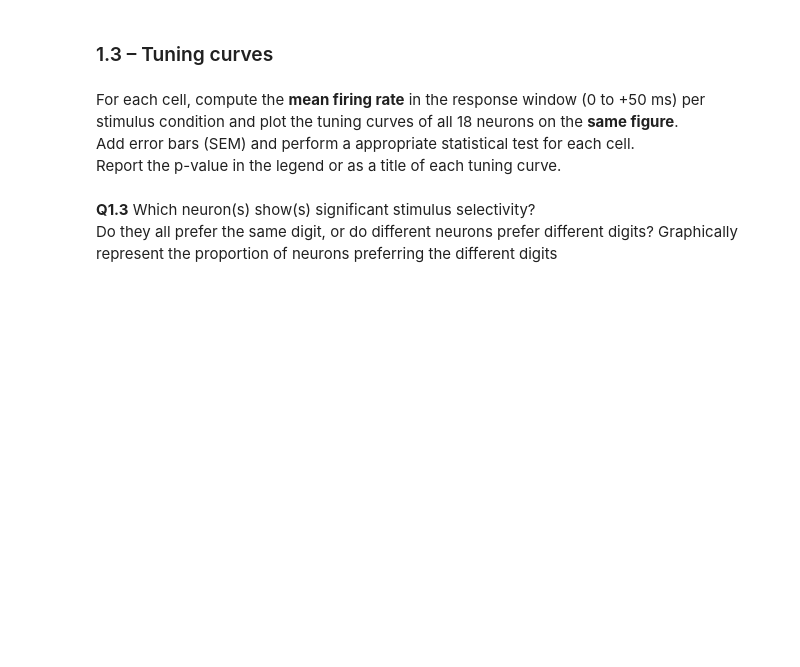
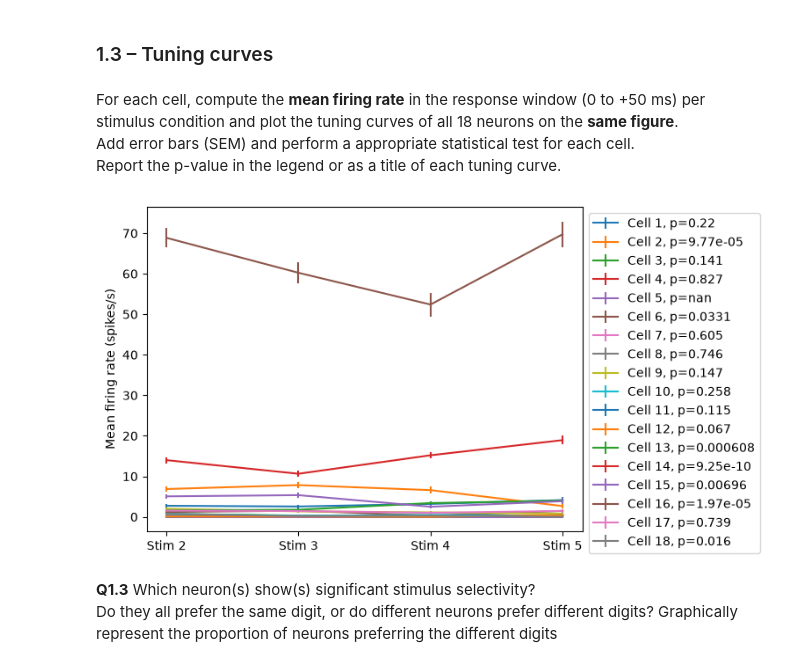
Before and after one commit to Elnettelucas/Groupe_21_HW_DataAnalysis_2026.ipynb, a Jupyter notebook: HW_SU_LFP_111026_student_2026.ipynb, the cells around one changed output. Cells and saved outputs as stored; diff of their text form; code cells hidden in the pictures; blank space fills up the shorter version.

```diff
--- a/HW_SU_LFP_111026_student_2026.ipynb
+++ b/HW_SU_LFP_111026_student_2026.ipynb
@@ -207,6 +200,34 @@ plt.show()
 For each cell, compute the **mean firing rate** in the response window (0 to +50 ms) per stimulus condition and plot the tuning curves of all 18 neurons on the **same figure**.
 Add error bars (SEM) and perform a appropriate statistical test for each cell.
 Report the p-value in the legend or as a title of each tuning curve.
+# %%
+import scipy.stats as stats
+
+for n in range(18):
+    StimCond = cells[n]['StimCond']
+    Var_to_test = np.mean(unit_aligned[n][:, 50:100], axis=1) * 1000
+
+    means = []
+    sems = []
+    for stim in [2, 3, 4, 5]:
+        values = Var_to_test[StimCond[:, 1] == stim]
+        means.append(np.mean(values))
+        sems.append(np.std(values) / np.sqrt(len(values)))
+
+    f_stat, p_value = stats.f_oneway(
+        Var_to_test[StimCond[:, 1] == 2],
+        Var_to_test[StimCond[:, 1] == 3],
+        Var_to_test[StimCond[:, 1] == 4],
+        Var_to_test[StimCond[:, 1] == 5])
+
+    plt.errorbar([0, 1, 2, 3], means, yerr=sems, label=f'Cell {n+1}, p={p_value:.3g}')
+
+plt.xticks([0, 1, 2, 3], ['Stim 2', 'Stim 3', 'Stim 4', 'Stim 5'])
+plt.ylabel('Mean firing rate (spikes/s)')
+plt.legend(bbox_to_anchor=(1, 1))
+plt.show()
+# %% [output]
+[figure, added]
 # %% [markdown]
 **Q1.3** Which neuron(s) show(s) significant stimulus selectivity?
 Do they all prefer the same digit, or do different neurons prefer different digits?
```
Also changed, not shown: parts of 6 cells of this notebook.
